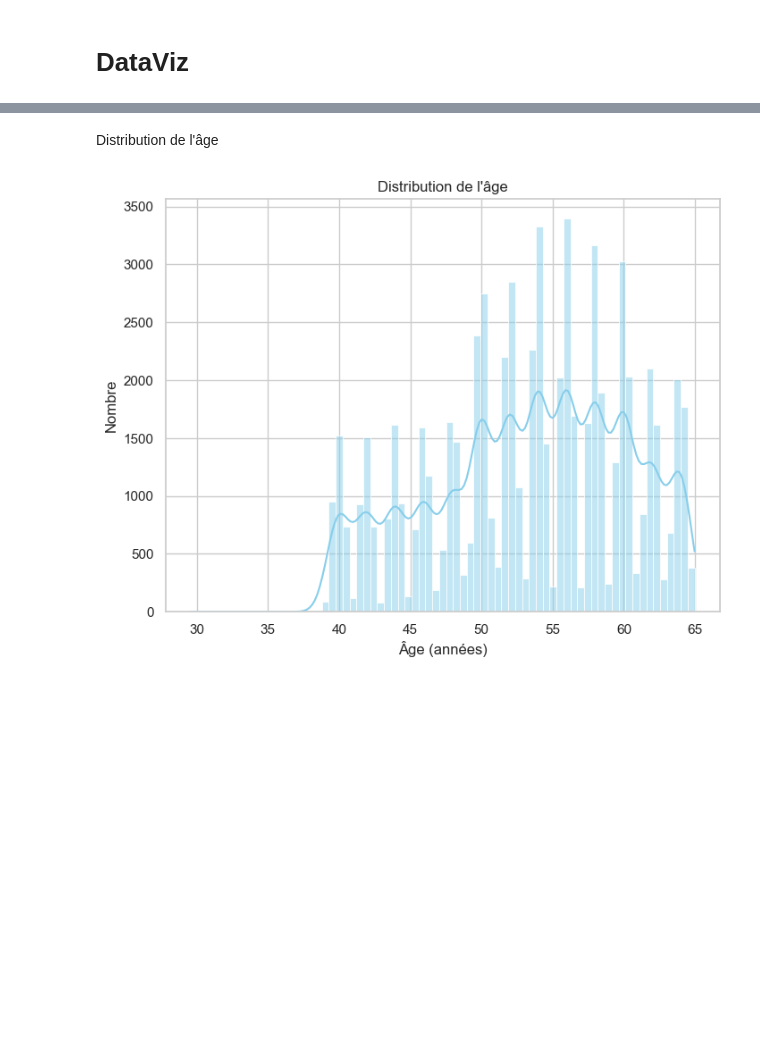
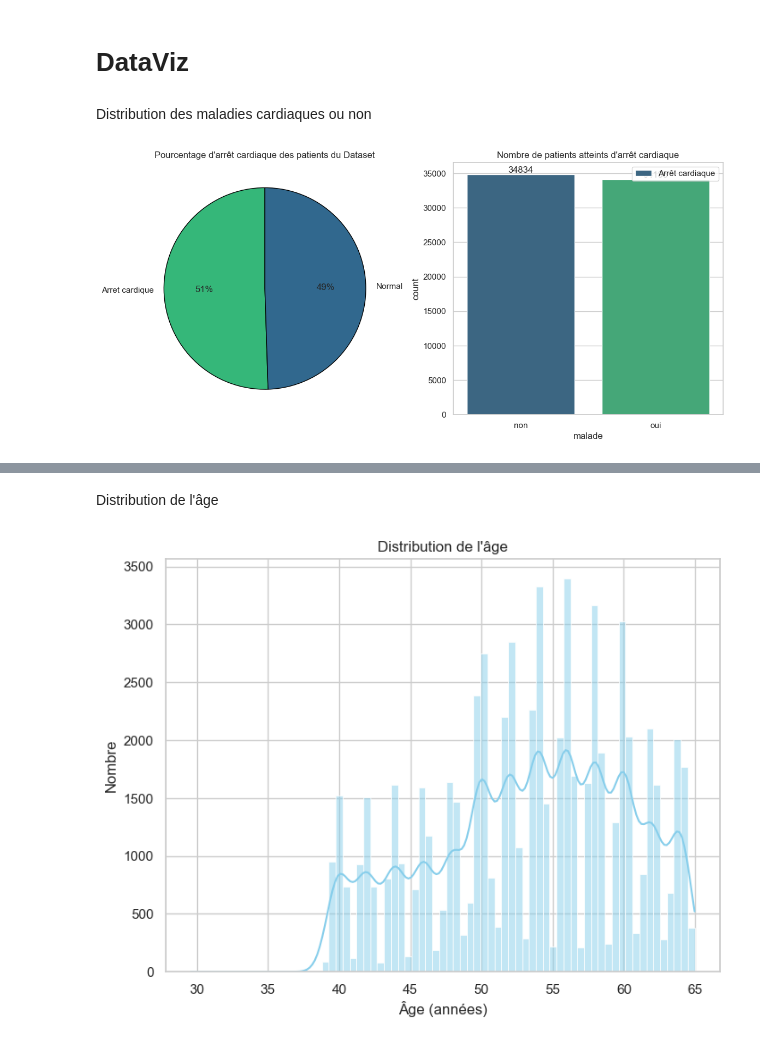
Before and after one commit to alaincrenner/heart_attack, a Jupyter notebook: MaladieCardiaque_SVM.ipynb, the cells around one changed output, grey strips where cells are left out. Cells and saved outputs as stored; diff of their text form; code cells hidden in the pictures; blank space fills up the shorter version.

```diff
--- a/MaladieCardiaque_SVM.ipynb
+++ b/MaladieCardiaque_SVM.ipynb
@@ -215,2 +258,28 @@ maladie.head()
 # %% [markdown]
 # DataViz
+# %% [markdown]
+Distribution des maladies cardiaques ou non
+# %%
+fig, (ax1, ax2) = plt.subplots(nrows=1, ncols=2, sharey=False, figsize=(14, 6))
+
+colors = sns.color_palette("viridis", len(maladie['malade'].value_counts()))
+
+# Inverser l'ordre des couleurs
+colors = colors[::-1]
+
+# Diagramme circulaire
+ax1.pie(maladie['malade'].value_counts(), labels=["Arret cardique", "Normal"], autopct="%1.0f%%", startangle=90, colors=colors, wedgeprops={'edgecolor': 'black'})
+ax1.set(title="Pourcentage d'arrêt cardiaque des patients du Dataset")
+
+# Diagramme en barres
+sns.countplot(x='malade', data=maladie, ax=ax2, palette="viridis")
+for i, j in enumerate(maladie['malade'].value_counts().values):
+    ax2.text(i, j, str(j), ha='center', va='bottom', fontsize=12)
+ax2.set(title="Nombre de patients atteints d'arrêt cardiaque")
+ax2.legend(labels=["Arrêt cardiaque", "Normal"])
+
+
+# Affichage
+plt.show()
+# %% [output]
+[figure, added]
```
Also changed, not shown: parts of 13 cells of this notebook.
